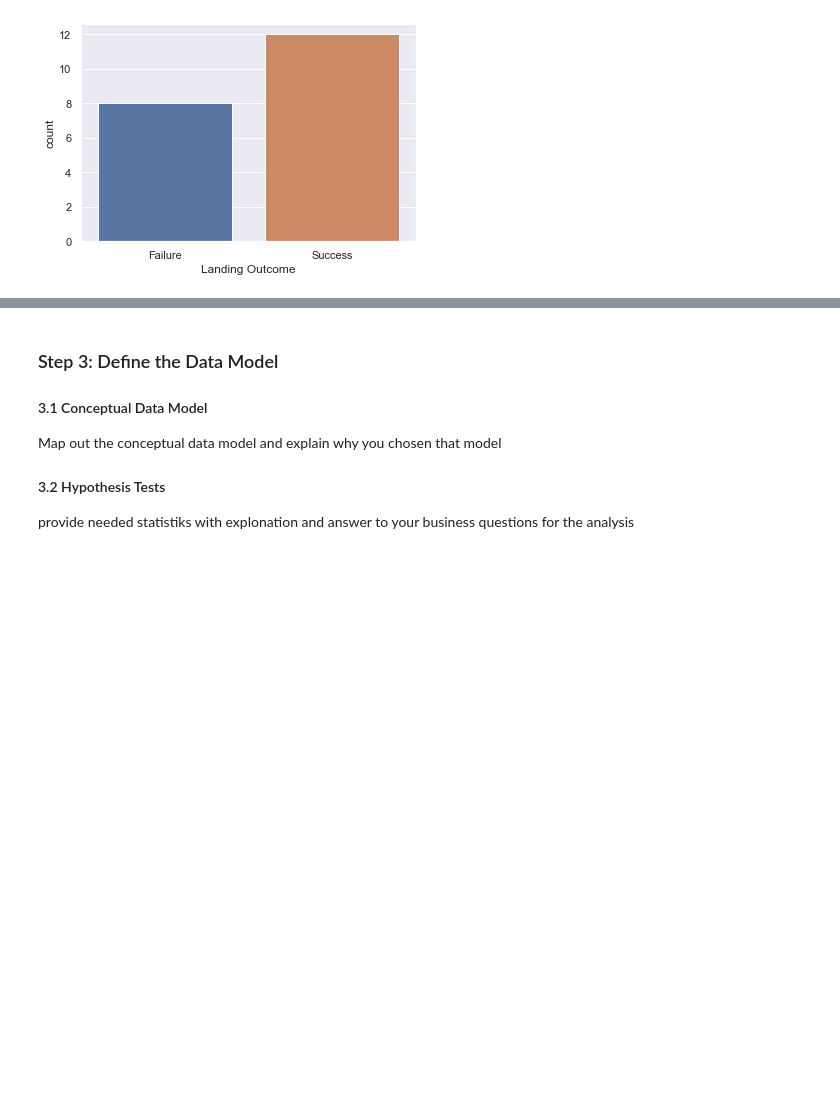
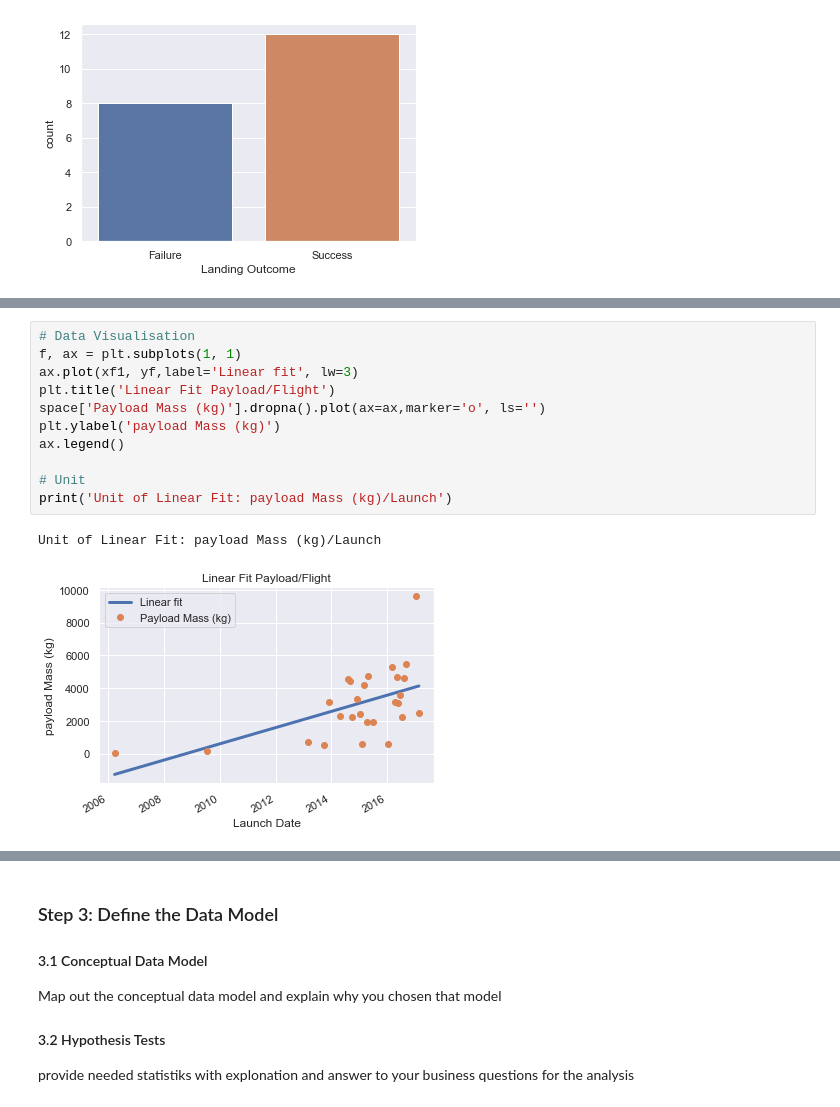
Before and after one commit to SurMux/ds, a Jupyter notebook: DataScience Project SpaceX Data.ipynb, the cells around one changed output, grey strips where cells are left out. Cells and saved outputs as stored; diff of their text form; blank space fills up the shorter version.

```diff
--- a/DataScience Project SpaceX Data.ipynb
+++ b/DataScience Project SpaceX Data.ipynb
@@ -608,0 +628,14 @@ space['Payload Mass (kg)'].dropna().plot(marker='o', ls='')
+# %%
+# Data Visualisation
+f, ax = plt.subplots(1, 1)
+ax.plot(xf1, yf,label='Linear fit', lw=3)
+plt.title('Linear Fit Payload/Flight')
+space['Payload Mass (kg)'].dropna().plot(ax=ax,marker='o', ls='')
+plt.ylabel('payload Mass (kg)')
+ax.legend()
+
+# Unit
+print('Unit of Linear Fit: payload Mass (kg)/Launch')
+# %% [output]
+Unit of Linear Fit: payload Mass (kg)/Launch
+[figure, added]
```
Also changed, not shown: parts of 16 cells of this notebook.
